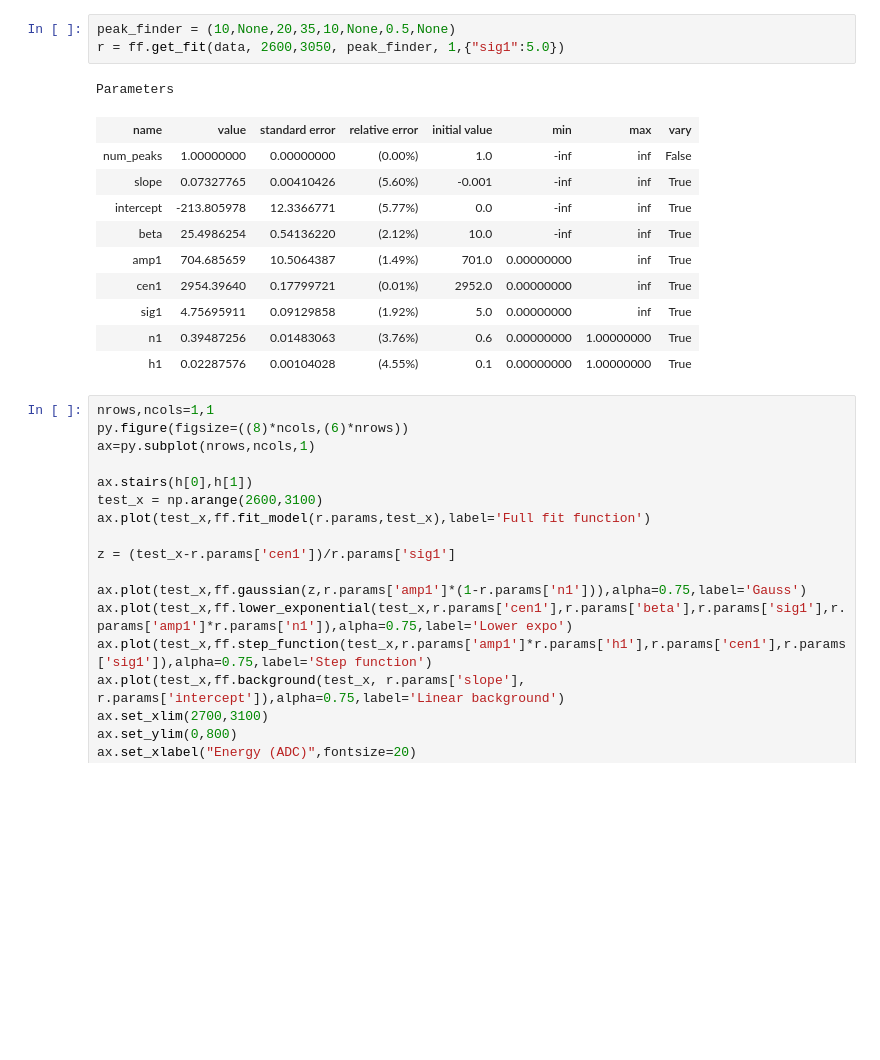
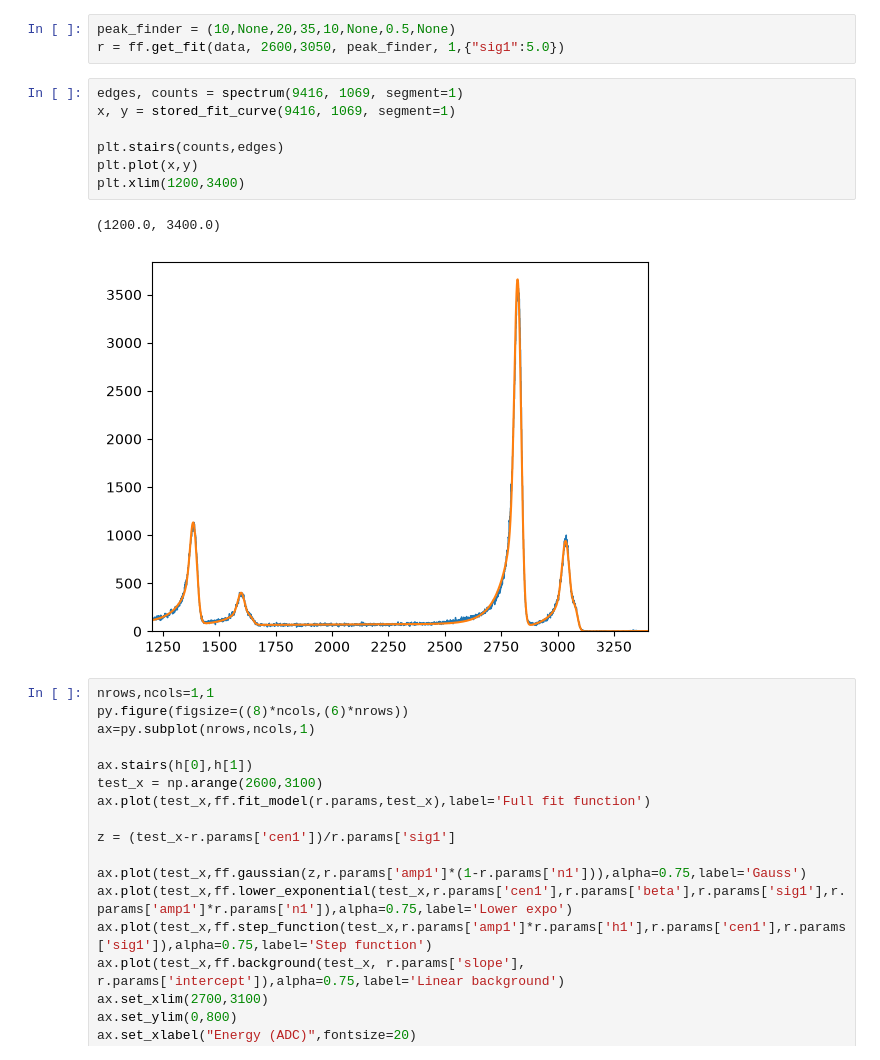
Before and after one commit to arlee-shelby/CalibrationNet, a Jupyter notebook: Untitled.ipynb, the cells around one changed output. Cells and saved outputs as stored; diff of their text form; blank space fills up the shorter version.

```diff
--- a/Untitled.ipynb
+++ b/Untitled.ipynb
@@ -30,18 +30,15 @@ h = np.histogram(data,bins=np.arange(0,4500))
 peak_finder = (10,None,20,35,10,None,0.5,None)
 r = ff.get_fit(data, 2600,3050, peak_finder, 1,{"sig1":5.0})
 # %%
+edges, counts = spectrum(9416, 1069, segment=1)
+x, y = stored_fit_curve(9416, 1069, segment=1)
+
+plt.stairs(counts,edges)
+plt.plot(x,y)
+plt.xlim(1200,3400)
 # %% [output]
-Parameters
+(1200.0, 3400.0)
-| name | value | standard error | relative error | initial value | min | max | vary |
-| num_peaks | 1.00000000 | 0.00000000 | (0.00%) | 1.0 | -inf | inf | False |
-| slope | 0.07327765 | 0.00410426 | (5.60%) | -0.001 | -inf | inf | True |
-| intercept | -213.805978 | 12.3366771 | (5.77%) | 0.0 | -inf | inf | True |
-| beta | 25.4986254 | 0.54136220 | (2.12%) | 10.0 | -inf | inf | True |
-| amp1 | 704.685659 | 10.5064387 | (1.49%) | 701.0 | 0.00000000 | inf | True |
-| cen1 | 2954.39640 | 0.17799721 | (0.01%) | 2952.0 | 0.00000000 | inf | True |
-| sig1 | 4.75695911 | 0.09129858 | (1.92%) | 5.0 | 0.00000000 | inf | True |
-| n1 | 0.39487256 | 0.01483063 | (3.76%) | 0.6 | 0.00000000 | 1.00000000 | True |
-| h1 | 0.02287576 | 0.00104028 | (4.55%) | 0.1 | 0.00000000 | 1.00000000 | True |
+[figure, added]
 # %%
 nrows,ncols=1,1
 py.figure(figsize=((8)*ncols,(6)*nrows))
```
Also changed, not shown: parts of 4 cells of this notebook, 13 other files.
